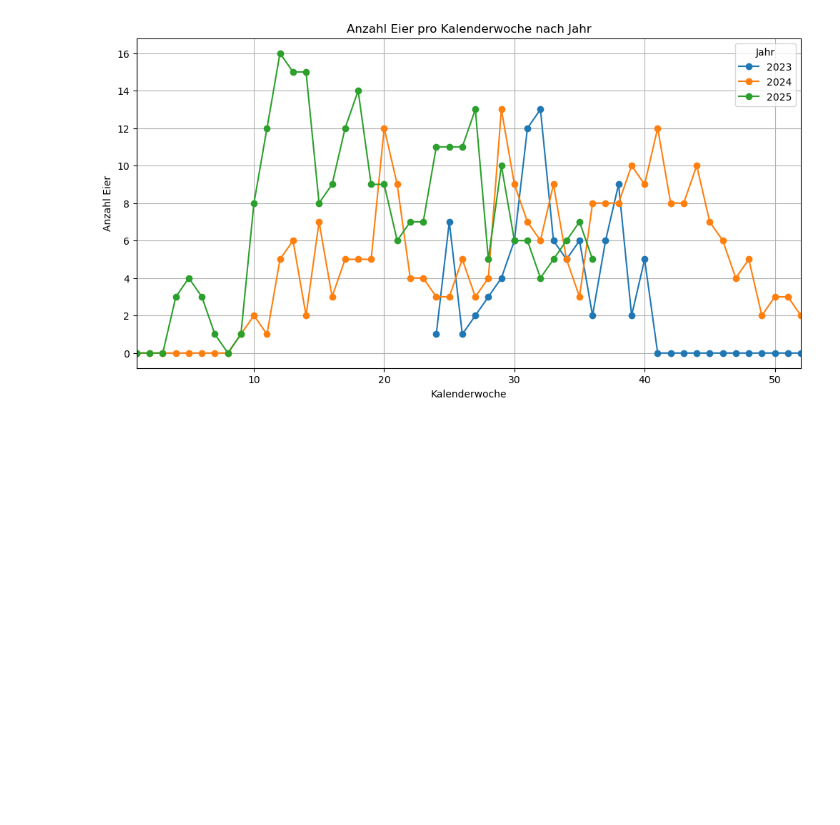
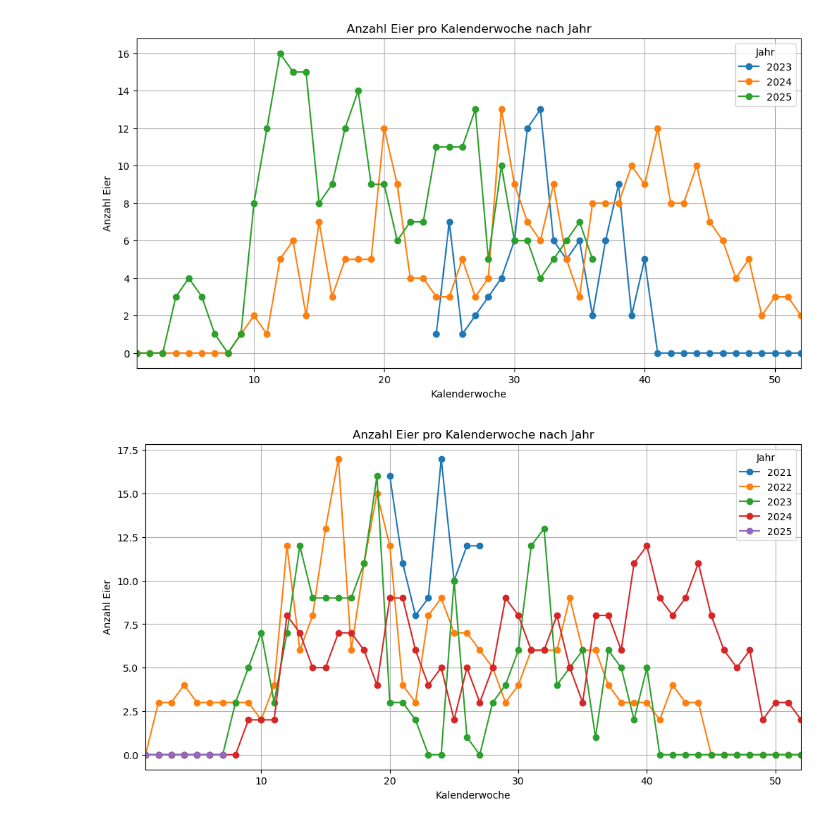
Before and after one commit to xtothell/parse-huehner-chat, a Jupyter notebook: plot eier.ipynb, the cells around one changed output. Cells and saved outputs as stored; diff of their text form; code cells hidden in the pictures; blank space fills up the shorter version.

Commit message:
added manual data and benchmarking

```diff
--- a/plot eier.ipynb
+++ b/plot eier.ipynb
@@ -36,3 +36,41 @@ plt.grid(True)
 plt.show()
 # %% [output]
 [figure]
+# %%
+import pandas as pd
+import matplotlib.pyplot as plt
+
+df = pd.read_csv("./private/combined_output.csv")
+
+# Convert 'Datum' to datetime
+df['Date'] = pd.to_datetime(df['Date'])
+
+# Extract ISO year and week
+df['Jahr'] = df['Date'].dt.isocalendar().year
+df['Kalenderwoche'] = df['Date'].dt.isocalendar().week
+
+# Group by year and week and sum '# Eier'
+weekly_eier = df.groupby(['Jahr', 'Kalenderwoche'])['Eier'].sum().reset_index()
+
+# Plot
+plt.figure(figsize=(12, 6))
+
+# Plot each year separately
+for jahr in weekly_eier['Jahr'].unique():
+    data = weekly_eier[weekly_eier['Jahr'] == jahr]
+    plt.plot(
+        data['Kalenderwoche'],
+        data['Eier'],
+        marker='o',
+        label=str(jahr)
+    )
+
+plt.xlim(1, 52)  # weeks 1 to 52
+plt.xlabel("Kalenderwoche")
+plt.ylabel("Anzahl Eier")
+plt.title("Anzahl Eier pro Kalenderwoche nach Jahr")
+plt.legend(title="Jahr")
+plt.grid(True)
+plt.show()
+# %% [output]
+[figure, added]
```
Also changed, not shown: parts of 2 cells of this notebook, 5 other files.
